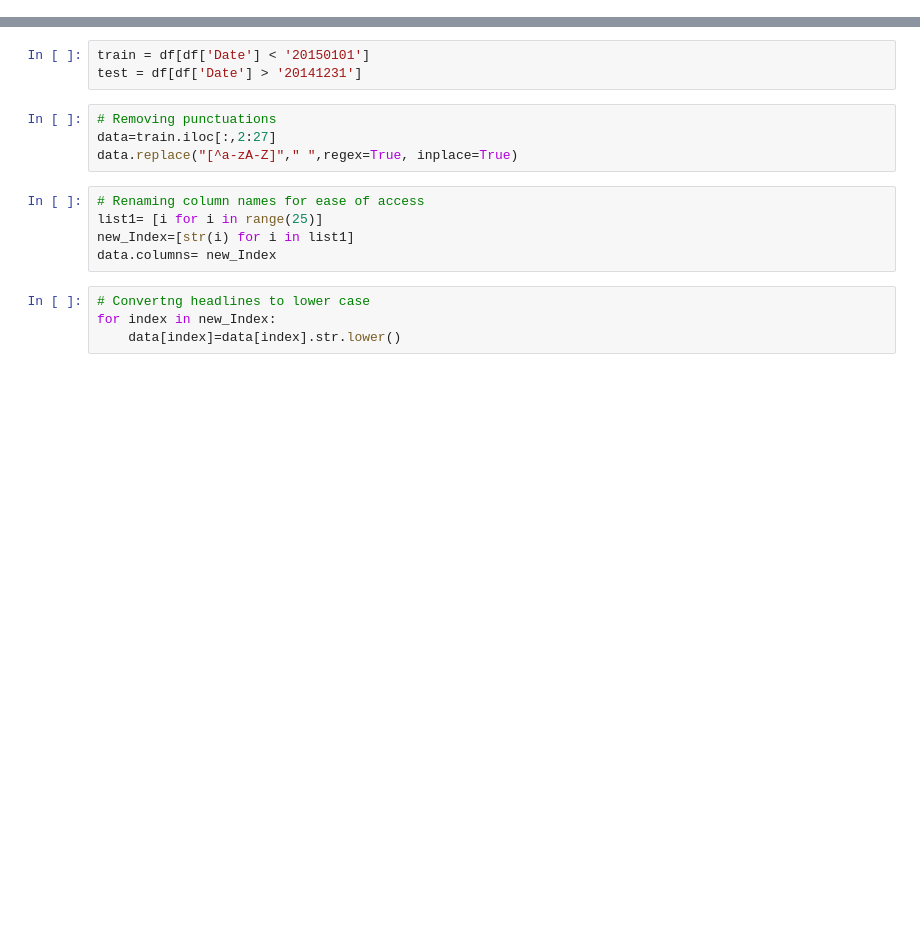
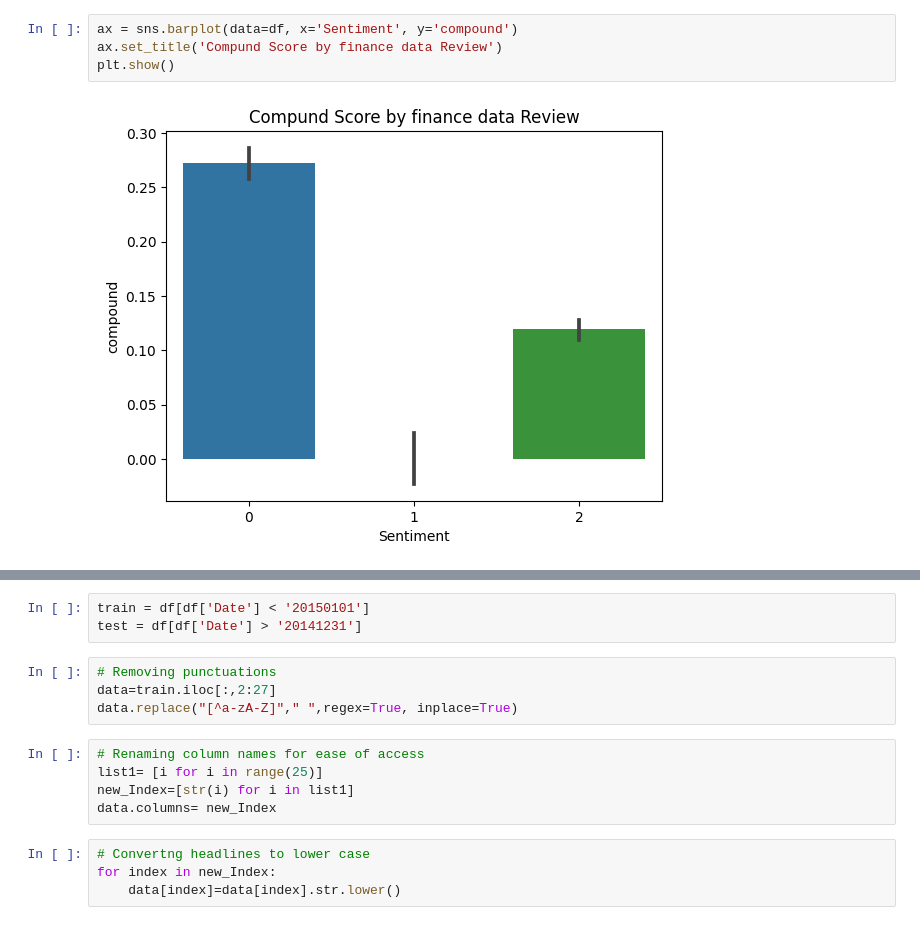
Before and after one commit to lovepreetmultani/Natural-Language-Processing, a Jupyter notebook: SentimentAnalysis.ipynb, the cells around one changed output, grey strips where cells are left out. Saved outputs shown, nothing was run; the diff lists cells and outputs as text; blank space fills up the shorter version.

```diff
--- a/SentimentAnalysis.ipynb
+++ b/SentimentAnalysis.ipynb
@@ -11,0 +83,6 @@ df.head()
+# %%
+ax = sns.barplot(data=df, x='Sentiment', y='compound')
+ax.set_title('Compund Score by finance data Review')
+plt.show()
+# %% [output]
+[figure, added]
```
Also changed, not shown: parts of 16 cells of this notebook.
